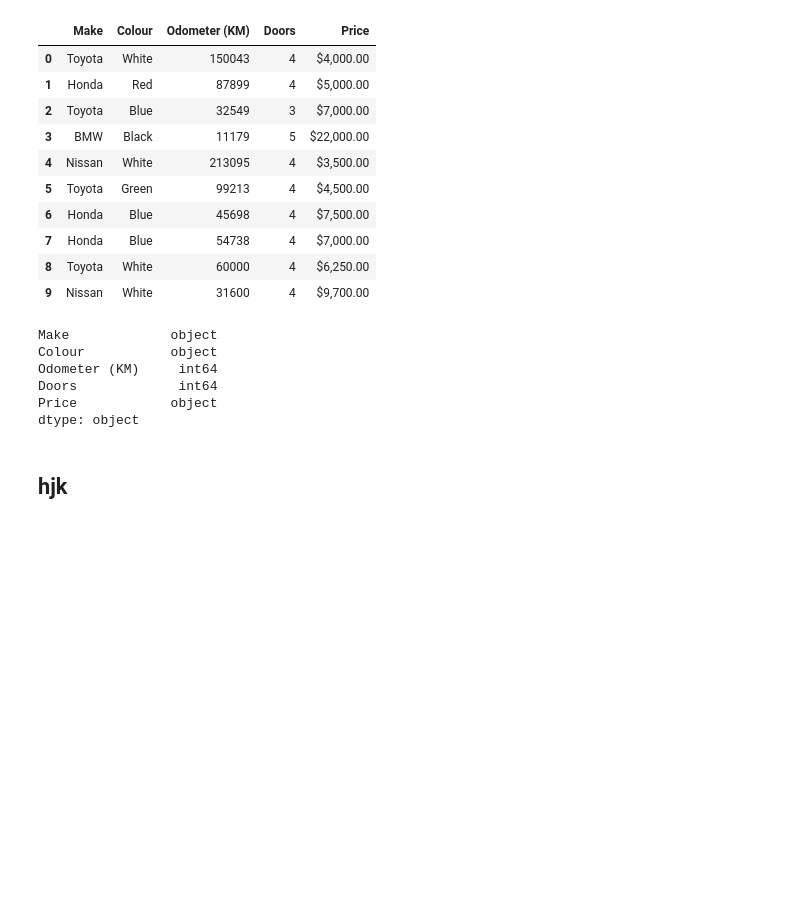
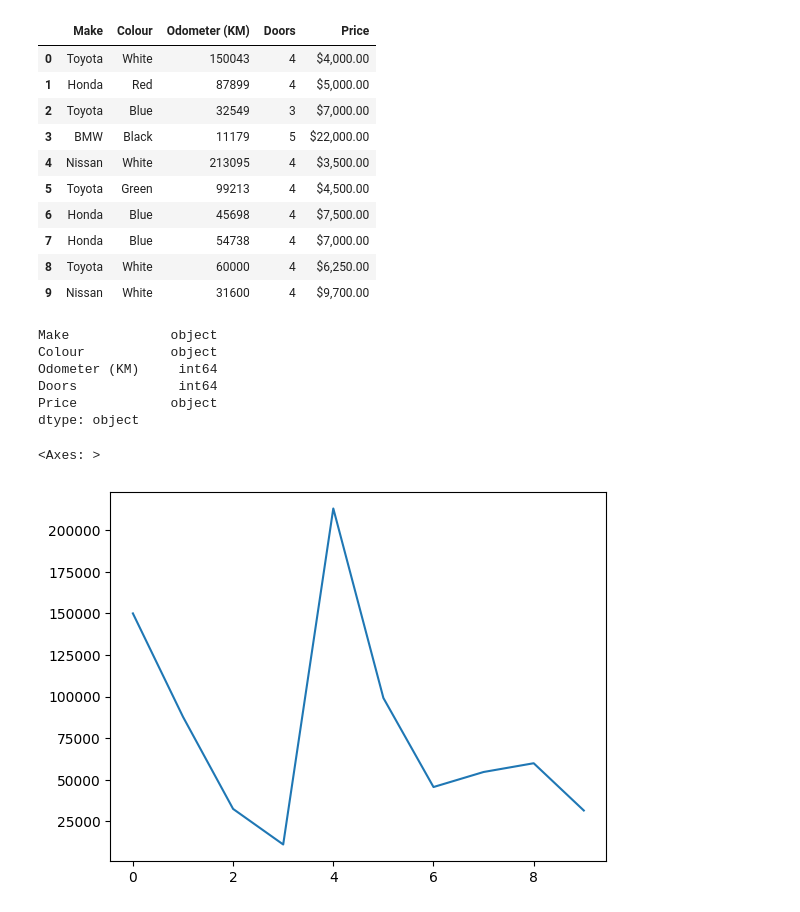
Before and after one commit to JanaAlhumaidan/intro-to-pandas, a Jupyter notebook: intro-to-pandas.ipynb, the cells around one changed output. Drawn from its saved outputs; the diff is of its cells as text; code cells hidden in the pictures; blank space fills up the shorter version.

Commit message:
.plot

```diff
--- a/intro-to-pandas.ipynb
+++ b/intro-to-pandas.ipynb
@@ -438,5 +437,8 @@ Odometer (KM)     int64
 Doors             int64
 Price            object
 dtype: object
-# %% [markdown]
-## hjk
+# %%
+carSales["Odometer (KM)"].plot()
+# %% [output]
+<Axes: >
+[figure, added]
```
Also changed, not shown: parts of 1 cell of this notebook.
